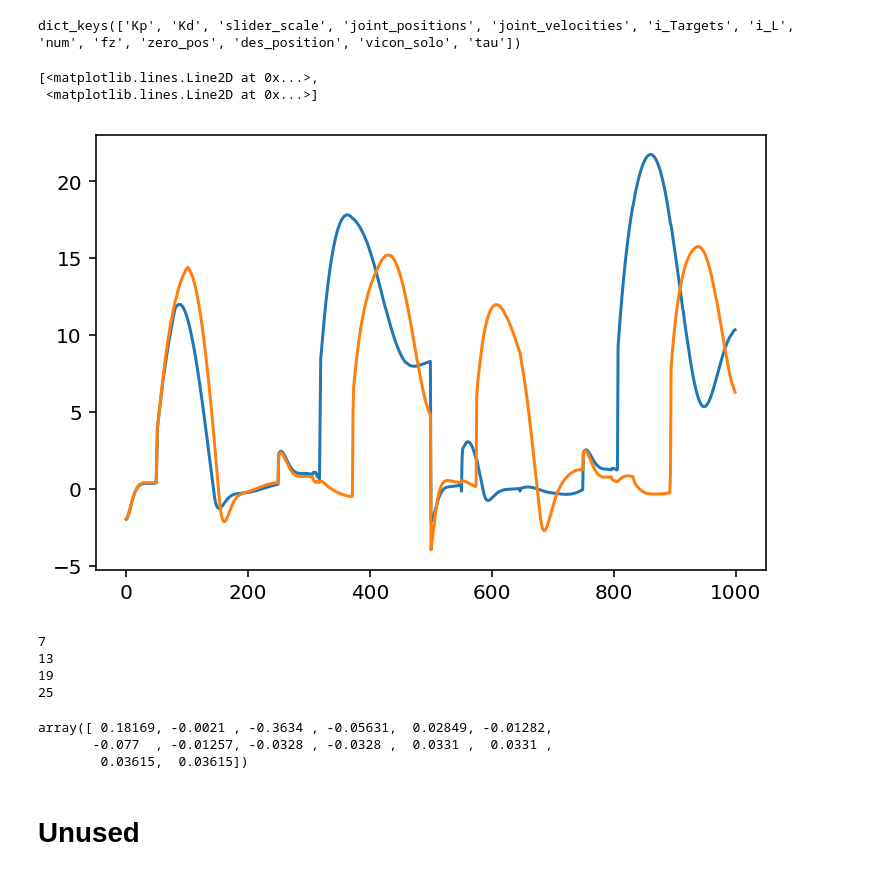
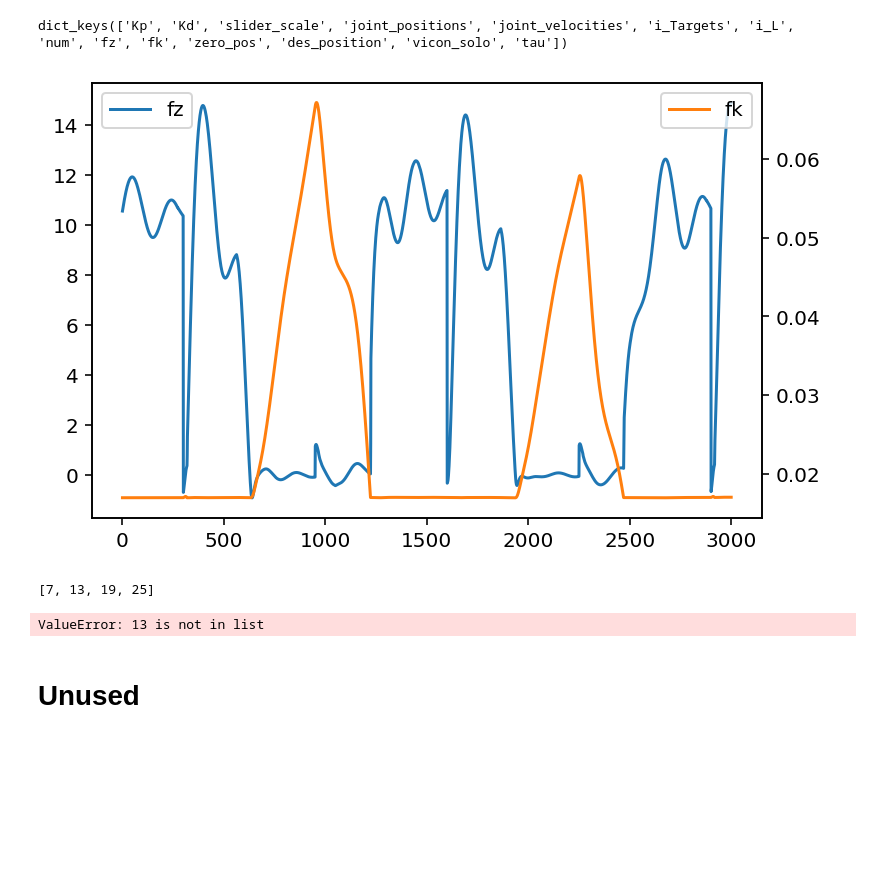
Before and after one commit to caoliheng/contact-detection, a Jupyter notebook: simul.ipynb, the cells around one changed output. Drawn from its saved outputs; the diff is of its cells as text; code cells hidden in the pictures; blank space fills up the shorter version.

```diff
--- a/simul.ipynb
+++ b/simul.ipynb
@@ -212,13 +212,6 @@ thread_head.stop_logging()
 # %%
-reader = DataReader('2021-07-28_17-24-19_solo8_simul.mds')
+reader = DataReader('2021-07-29_14-49-13.mds')
 # %%
 reader.data.keys()
 # %% [output]
-dict_keys(['Kp', 'Kd', 'slider_scale', 'joint_positions', 'joint_velocities', 'i_Targets', 'i_L', 'num', 'fz', 'zero_pos', 'des_position', 'vicon_solo', 'tau'])
+dict_keys(['Kp', 'Kd', 'slider_scale', 'joint_positions', 'joint_velocities', 'i_Targets', 'i_L', 'num', 'fz', 'fk', 'zero_pos', 'des_position', 'vicon_solo', 'tau'])
-# %%
-s = slice(1000, 2000)
-plt.plot(reader.data['fz'][s, 1:3])
-# %% [output]
-[<matplotlib.lines.Line2D at 0x...>,
- <matplotlib.lines.Line2D at 0x...>]
-[figure, removed]
@@ -225,3 +242,21 @@ plt.plot(reader.data['fz'][s, 1:3])
+# %%
+# # s = slice(1000, 3000)
+# s = slice(0, -1)
+# plt.plot(F_z[s, :], color='C0', label='fz')
+# plt.legend(loc='upper left')
+# tx = plt.twinx()
+# tx.plot(forward_k[s, 2], color='C1', label='fk')
+# tx.legend(loc='upper right')
+
+s = slice(1000, 4000)
+# s = slice(0, -1)
+plt.plot(reader.data['fz'][s, 2], color='C0', label='fz')
+plt.legend(loc='upper left')
+tx = plt.twinx()
+tx.plot(reader.data['fk'][s, 2], color='C1', label='fk')
+tx.legend(loc='upper right');
+# %% [output]
+[figure, added]
 # %%
 mass = np.sum([i.mass for i in robot.pin_robot.model.inertias])
 Fz = 9.81 * mass / 4.
@@ -235,13 +270,14 @@ h = robot.pin_robot.nle(q, v)
 robot.pin_robot.computeJointJacobians(q)
 
 rhs = np.zeros(14)
-f = np.zeros((4,3))
+f = np.zeros((4, 3))
 idx, F = robot.get_force()
 
 endeff_ids = []
 for i in range(4):
     endeff_ids += [robot.pin_robot.model.getFrameId(robot.endeff_names[i])]
 
+print(endeff_ids)
 for i in range(4):
     f[i] = -F[idx.index(endeff_ids[i])][:3]
 
@@ -256,18 +292,14 @@ for i in range(4):
     print(frame_id)
     robot.pin_robot.framePlacement(q, index=frame_id)
 
-    J = robot.pin_robot.getFrameJacobian(frame_id=frame_id, rf_frame=pin.ReferenceFrame.LOCAL_WORLD_ALIGNED)
+    J = robot.pin_robot.getFrameJacobian(
+        frame_id=frame_id, rf_frame=pin.ReferenceFrame.LOCAL_WORLD_ALIGNED)
     rhs += J[:3].T @ f[i]
 
 rhs - h
 # %% [output]
-7
-13
-19
-25
+[7, 13, 19, 25]
-array([ 0.18169, -0.0021 , -0.3634 , -0.05631,  0.02849, -0.01282,
-       -0.077  , -0.01257, -0.0328 , -0.0328 ,  0.0331 ,  0.0331 ,
-        0.03615,  0.03615])
+ValueError: 13 is not in list
 # %% [markdown]
 # Unused
 # %%
```
Also changed, not shown: parts of 10 cells of this notebook, 6 other files.
